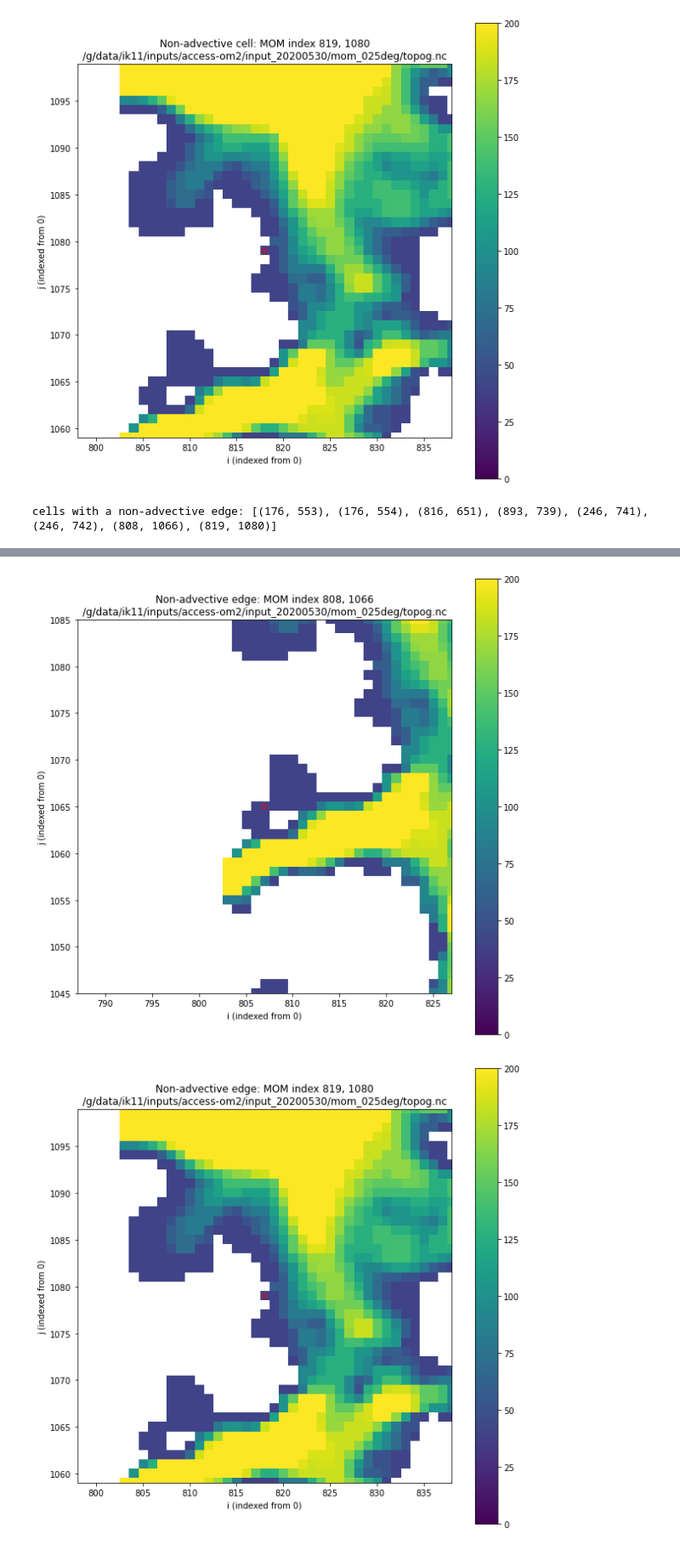
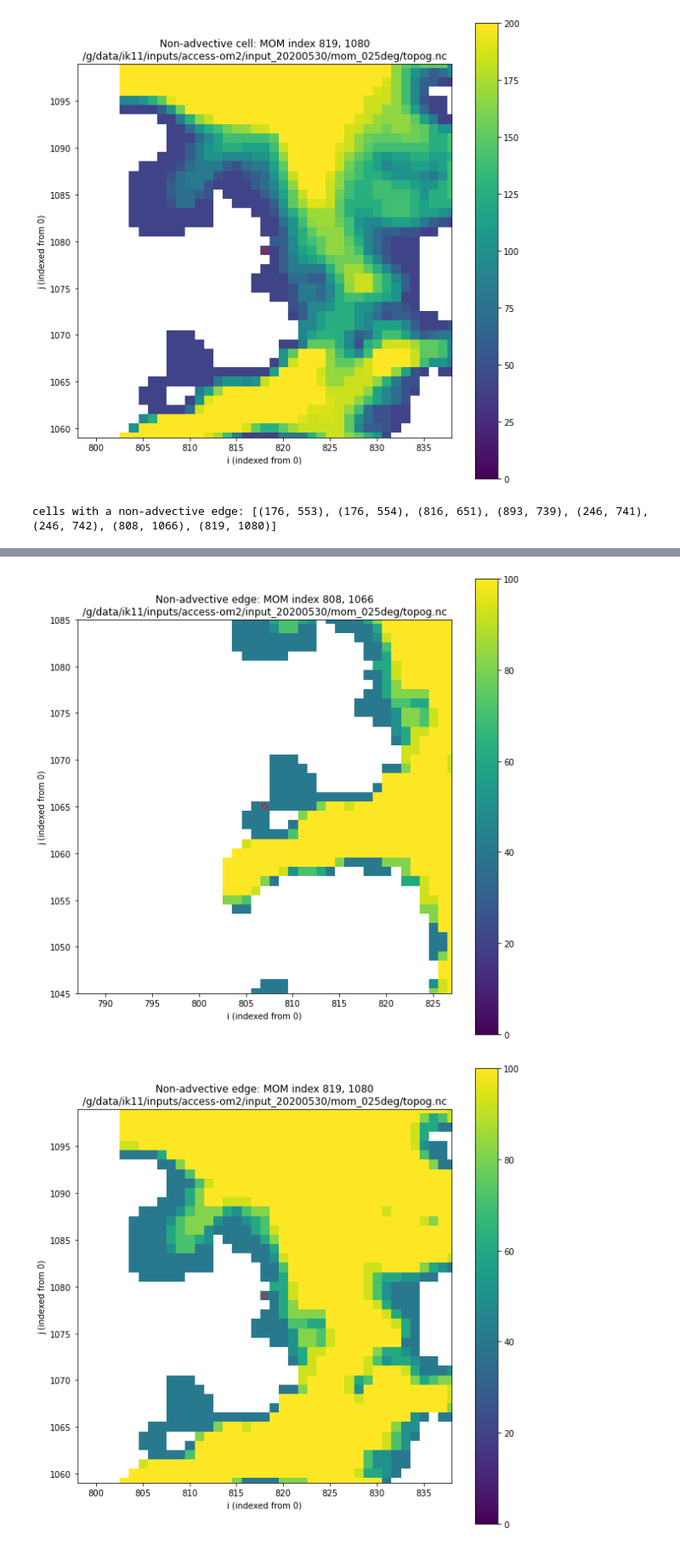
Before and after one commit to aekiss/notebooks, a Jupyter notebook: non-advective.ipynb, the cells around one changed output, grey strips where cells are left out. Shown: that part at 85% size. Saved outputs shown, nothing was run; the diff lists cells and outputs as text; code cells hidden in the pictures.

```diff
--- a/non-advective.ipynb
+++ b/non-advective.ipynb
@@ -140,7 +140,7 @@ for k in range(len(ii)):
     i = ii[k]
     j = jj[k]
     plt.figure(figsize=(10,10))
-    plt.imshow(depthtiled, vmin=0, vmax=200, origin='lower')
+    plt.imshow(depthtiled, vmin=0, vmax=100, origin='lower')
     plt.colorbar()
     plt.scatter(i,j, facecolors='none', edgecolors='r')
     plt.xlim(i-margin,i+margin)
@@ -161,2 +161,2 @@ cells with a non-advective edge: [(176, 553), (176, 554), (816, 651), (893, 739)
-[figure, old version]
+[figure, new version]
-[figure, old version]
+[figure, new version]
```
Also changed, not shown: parts of 7 cells of this notebook.
